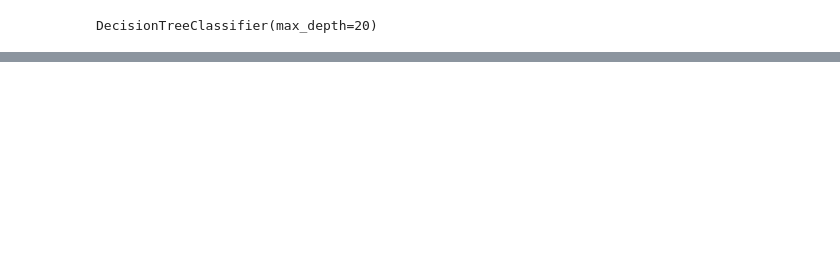
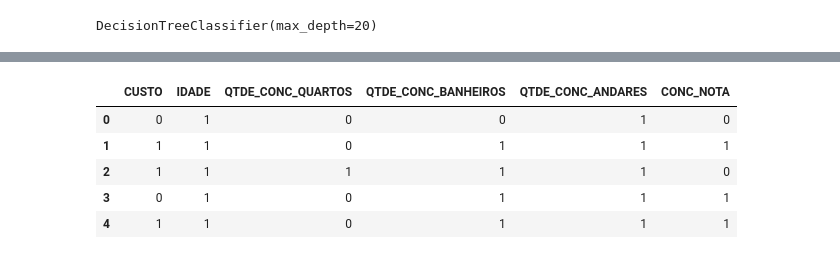
Before and after one commit to Podkorytoff/Chat-Bot, a Jupyter notebook: chatbot_sklearn.ipynb, the cells around one changed output, grey strips where cells are left out. Saved outputs shown, nothing was run; the diff lists cells and outputs as text; code cells hidden in the pictures; blank space fills up the shorter version.

Commit message:
Add files via upload
Código utilizado para analisar os dados e plotar o grafo da decision tree

```diff
--- a/chatbot_sklearn.ipynb
+++ b/chatbot_sklearn.ipynb
@@ -20,3 +20,14 @@ graph = graphviz.Source(dot_data)
 graph
 # %% [output]
 [drawing not drawn]
+# %%
+train_plot = pd.read_csv(r"C:\Users\Yan\Desktop\UFABC\Programação estruturada\Projeto Chatbot\dados_final_melhorado.csv", sep = ",")
+# %%
+train_plot.head()
+# %% [output]
+|  | CUSTO | IDADE | QTDE_CONC_QUARTOS | QTDE_CONC_BANHEIROS | QTDE_CONC_ANDARES | CONC_NOTA |
+| 0 | 0 | 1 | 0 | 0 | 1 | 0 |
+| 1 | 1 | 1 | 0 | 1 | 1 | 1 |
+| 2 | 1 | 1 | 1 | 1 | 1 | 0 |
+| 3 | 0 | 1 | 0 | 1 | 1 | 1 |
+| 4 | 1 | 1 | 0 | 1 | 1 | 1 |
```
Also changed, not shown: parts of 5 cells of this notebook.
